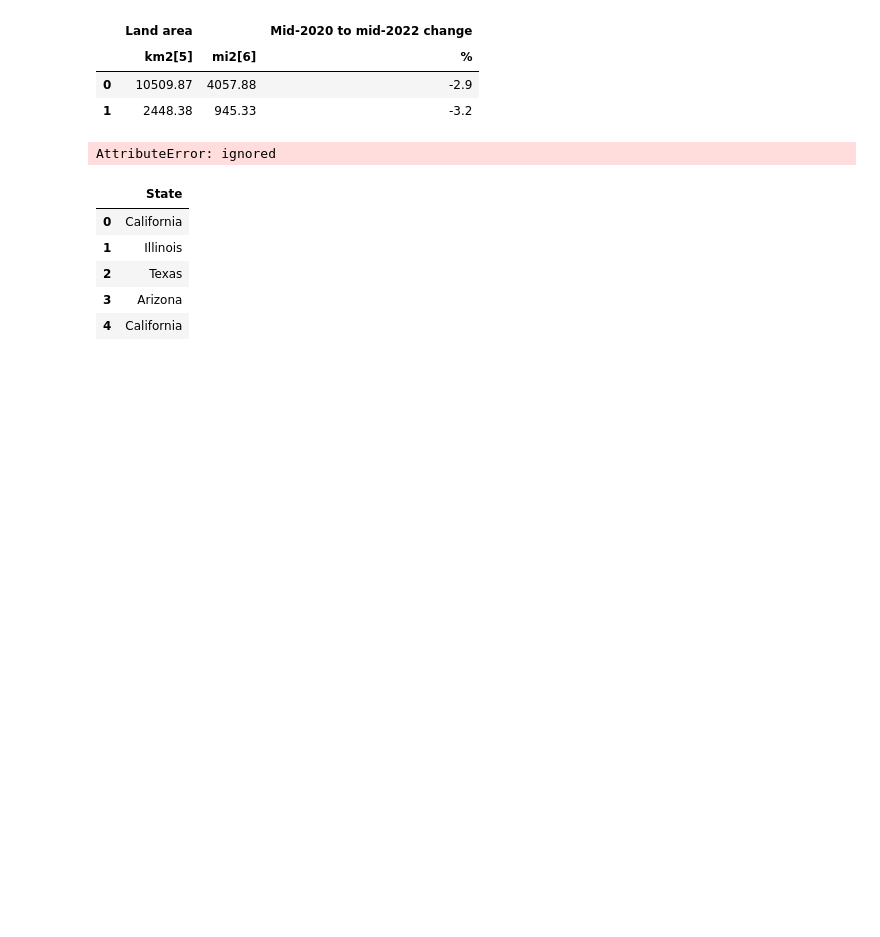
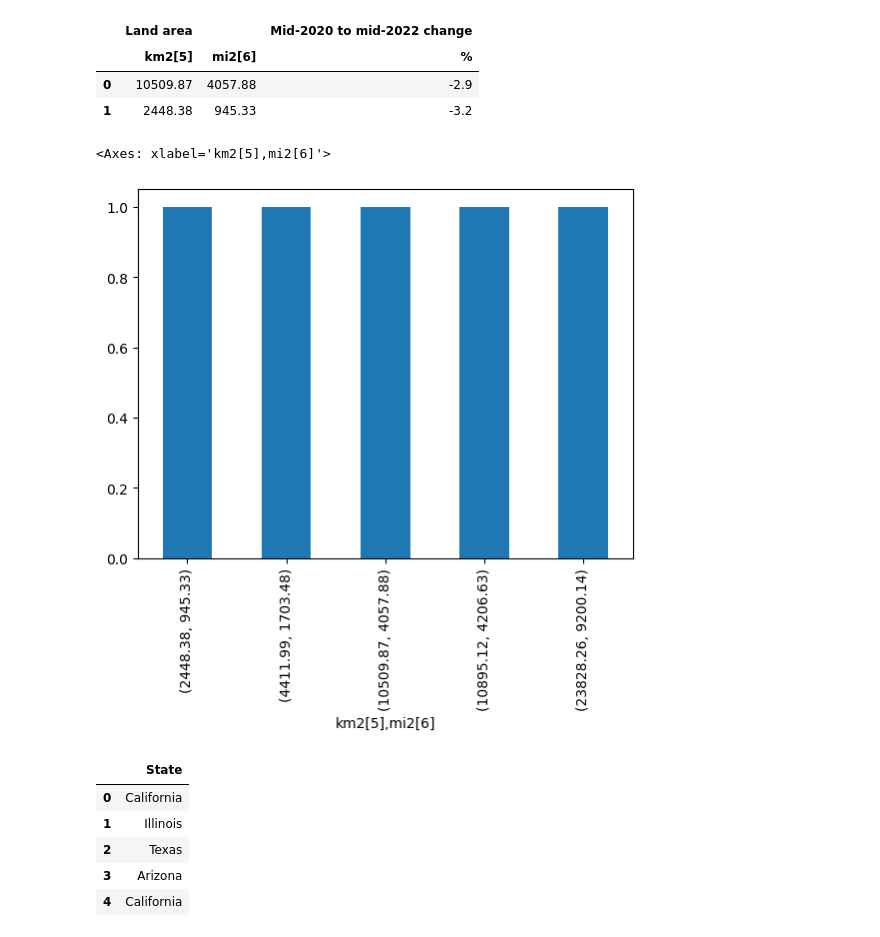
Before and after one commit to shimjide123/datman, a Jupyter notebook: Yu_Nong_ps1_data_management.ipynb, the cells around one changed output. Cells and saved outputs as stored; diff of their text form; code cells hidden in the pictures; blank space fills up the shorter version.

```diff
--- a/Yu_Nong_ps1_data_management.ipynb
+++ b/Yu_Nong_ps1_data_management.ipynb
@@ -428,10 +459,11 @@ population.select_dtypes(include = ['float64']).head(2)
 |  | km2[5] | mi2[6] | % |
 | 0 | 10509.87 | 4057.88 | -2.9 |
 | 1 | 2448.38 | 945.33 | -3.2 |
-# %%
-population.State.str.contains('Texas').sum()
-# %% [output]
-AttributeError: ignored
+# %%
+population['Land area'].value_counts(dropna=False).plot(kind='bar')
+# %% [output]
+<Axes: xlabel='km2[5],mi2[6]'>
+[figure, added]
 # %%
 population.State[0:5]
 # %% [output]
```
Also changed, not shown: parts of 14 cells of this notebook.
